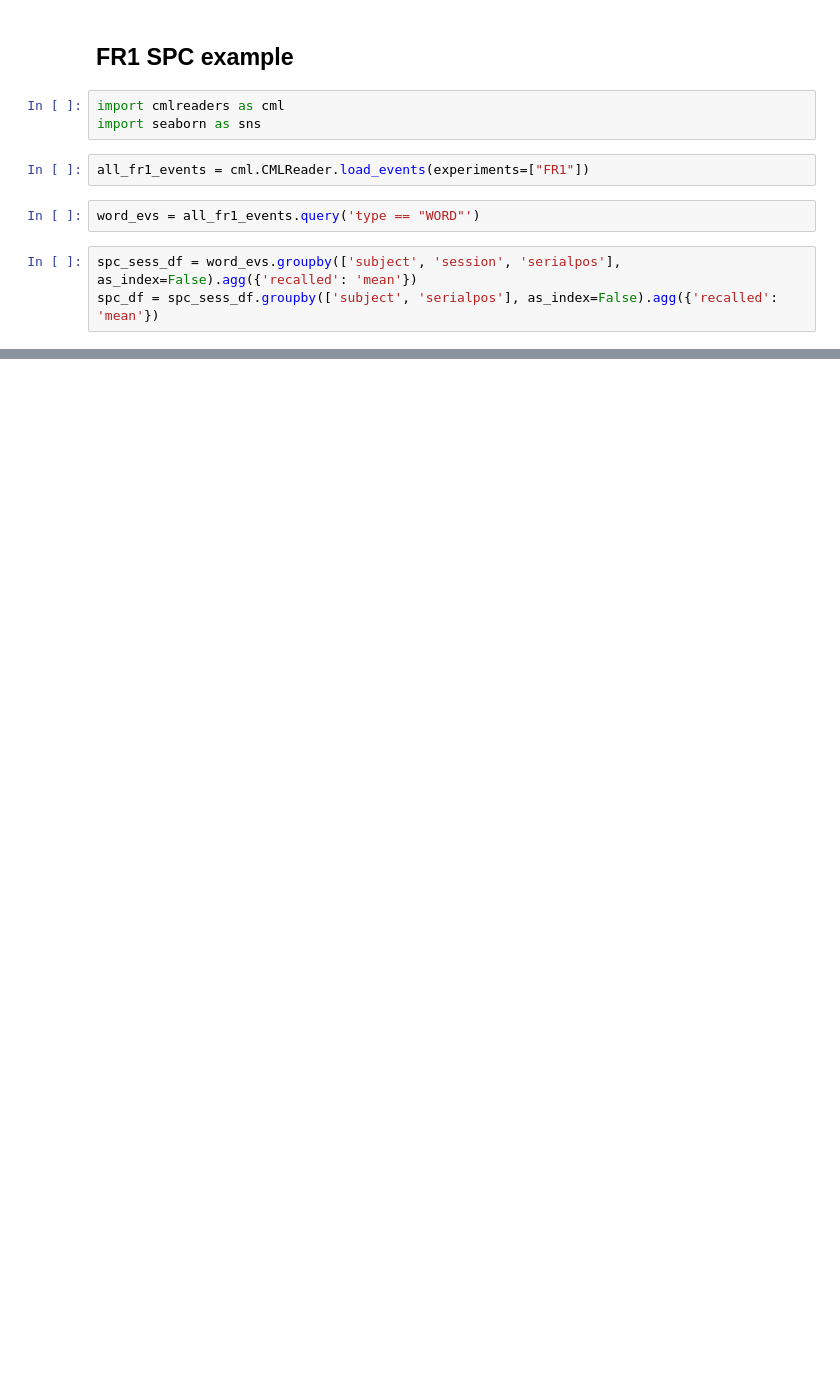
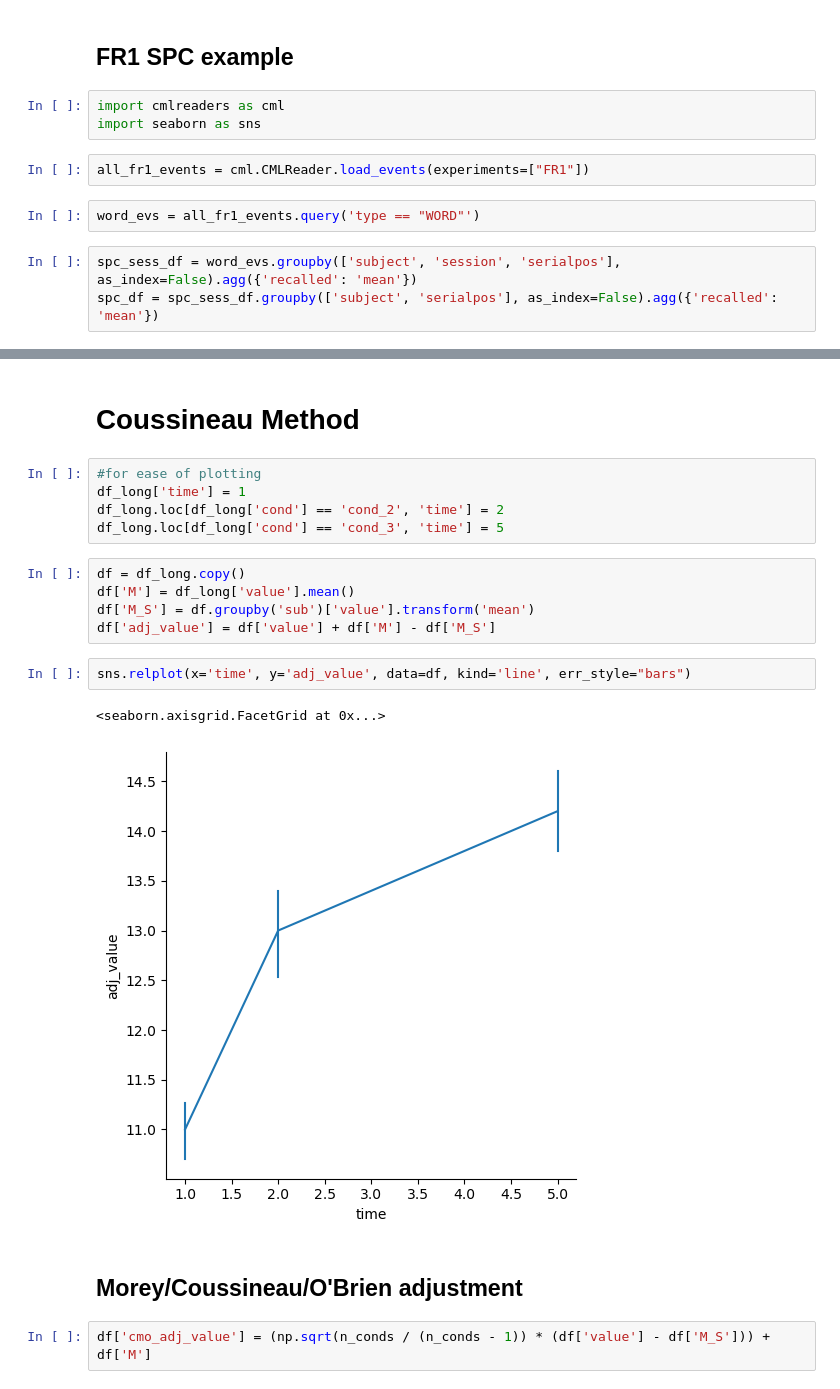
Before and after one commit to pennmem/pybeh_pd, a Jupyter notebook: loftus_masson_example.ipynb, the cells around one changed output, grey strips where cells are left out. Cells and saved outputs as stored; diff of their text form; blank space fills up the shorter version.

```diff
--- a/loftus_masson_example.ipynb
+++ b/loftus_masson_example.ipynb
@@ -248,0 +249,21 @@ plt.errorbar(x='serialpos', y='M_C', yerr='CI_unequal', data=spc_df_loftus_masso
+# %% [markdown]
+# Coussineau Method
+# %%
+#for ease of plotting
+df_long['time'] = 1
+df_long.loc[df_long['cond'] == 'cond_2', 'time'] = 2
+df_long.loc[df_long['cond'] == 'cond_3', 'time'] = 5
+# %%
+df = df_long.copy()
+df['M'] = df_long['value'].mean()
+df['M_S'] = df.groupby('sub')['value'].transform('mean')
+df['adj_value'] = df['value'] + df['M'] - df['M_S']
+# %%
+sns.relplot(x='time', y='adj_value', data=df, kind='line', err_style="bars")
+# %% [output]
+<seaborn.axisgrid.FacetGrid at 0x...>
+[figure, added]
+# %% [markdown]
+## Morey/Coussineau/O'Brien adjustment
+# %%
+df['cmo_adj_value'] = (np.sqrt(n_conds / (n_conds - 1)) * (df['value'] - df['M_S'])) + df['M']
```
Also changed, not shown: parts of 10 cells of this notebook, 1 other file.
